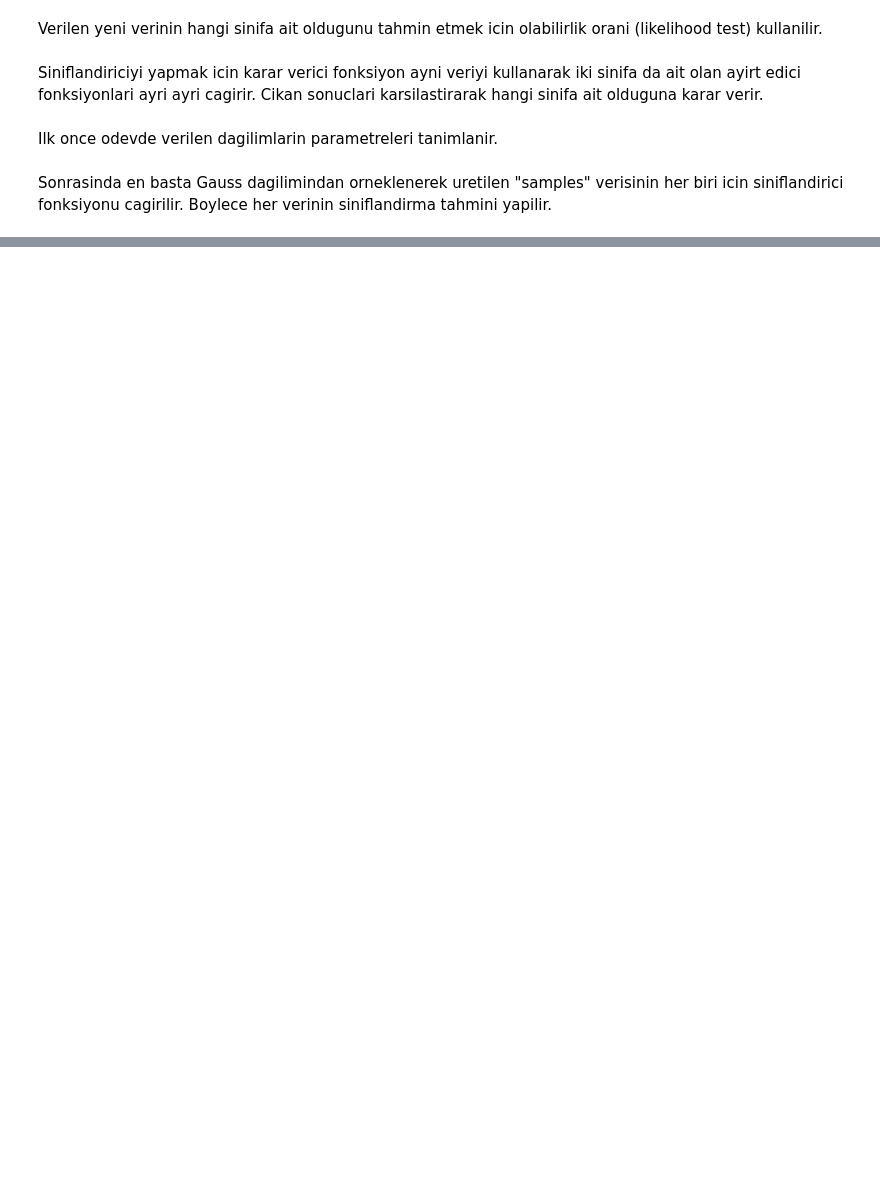
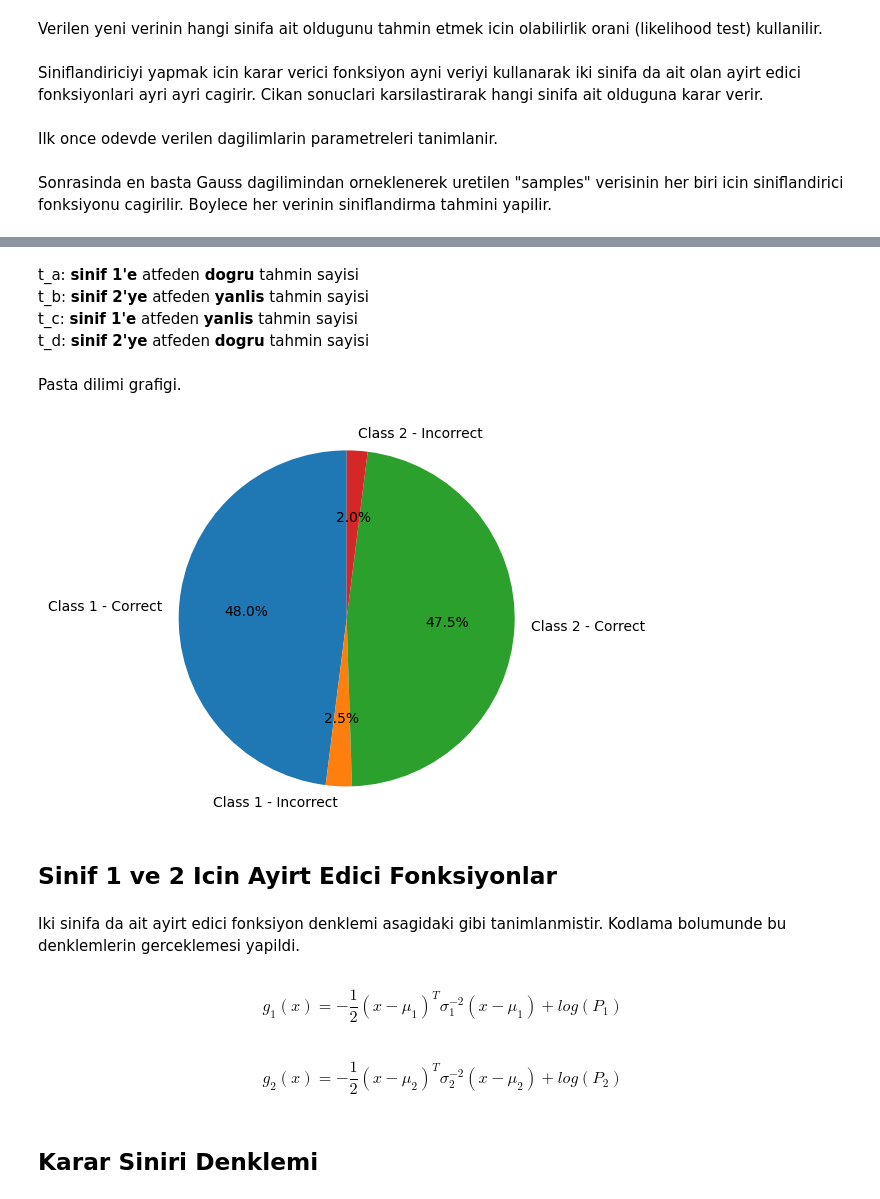
Before and after one commit to erkangiray/ITU-EHB328-MachineLearningforSignalProcessing, a Jupyter notebook: NotebookforSecondHomework.ipynb, the cells around one changed output, grey strips where cells are left out. Saved outputs shown, nothing was run; the diff lists cells and outputs as text; code cells hidden in the pictures; blank space fills up the shorter version.

```diff
--- a/NotebookforSecondHomework.ipynb
+++ b/NotebookforSecondHomework.ipynb
@@ -244,13 +260,18 @@ The  100 . example is predicted to belong to 1 . class.
 # %%
+# hold the predictions
+
+prediction_c2 = np.zeros(N)
+
+#do the classification
 for i in range(N):
-    prediction_holder[i] = Classify(samples_c2[i,:],ave_matrix,cov_matrix,N,P_c)
+    prediction_c2[i] = Classify(samples_c2[i,:],ave_matrix,cov_matrix,N,P_c)
     #print(prediction_holder)
 
 # print description
 print('These are the predictions for the samples from the distribution of the second class:')
 # print predictions
-for i in range(int((np.size(prediction_holder))/1)):
-    print('The ', (i+1), '. example is predicted to belong to', (1+int(prediction_holder[i])),'. class.')
+for i in range(int((np.size(prediction_c2))/10)):
+    print('The ', (i+1), '. example is predicted to belong to', (1+int(prediction_c2[i])),'. class.')
 # %% [output]
 These are the predictions for the samples from the distribution of the second class:
 The  1 . example is predicted to belong to 2 . class.
@@ -271,0 +296,56 @@ The  100 . example is predicted to belong to 2 . class.
+# %% [markdown]
+t_a: <b>sinif 1'e</b> atfeden <b>dogru</b> tahmin sayisi<br>
+t_b: <b>sinif 2'ye</b> atfeden <b>yanlis</b> tahmin sayisi<br>
+t_c: <b>sinif 1'e</b> atfeden <b>yanlis</b> tahmin sayisi<br>
+t_d: <b>sinif 2'ye</b> atfeden <b>dogru</b> tahmin sayisi<br>
+# %%
+# define holders for number of correct and wrong predictions
+t_a=0;t_b=0;t_c=0;t_d=0;
+# %%
+for i in range(np.size(prediction_c1)):
+    # number of incorrect predictions of class 2
+    if int(prediction_c1[i]) != 0 :
+        t_b=t_b+1
+    # number of correct predictions of class 1
+    if int(prediction_c1[i]) == 0 :
+        t_a=t_a+1
+# %%
+for i in range(np.size(prediction_c2)):
+    # number of incorrect predictions of class 1
+    if int(prediction_c2[i]) != 1 :
+        t_c=t_c+1
+    # number of correct predictions of class 2
+    if int(prediction_c2[i]) == 1 :
+        t_d=t_d+1
+# %% [markdown]
+Pasta dilimi grafigi.
+# %%
+# labels for truthful and deceitful estimations
+labels='Class 1 - Correct','Class 1 - Incorrect', 'Class 2 - Correct', 'Class 2 - Incorrect'
+# sizes of each estimation
+sizes = [t_a,t_c,t_d,t_b]
+
+fig1, ax1 = plt.subplots()
+ax1.pie(sizes, labels=labels, autopct='%1.1f%%',
+        shadow=False, startangle=90)
+ax1.axis('equal')  # Equal aspect ratio ensures that pie is drawn as a circle.
+
+plt.show()
+# %% [output]
+[figure, added]
+# %% [markdown]
+<a name="2.a"></a>
+## Sinif 1 ve 2 Icin Ayirt Edici Fonksiyonlar
+# %% [markdown]
+Iki sinifa da ait ayirt edici fonksiyon denklemi asagidaki gibi tanimlanmistir. Kodlama bolumunde bu denklemlerin gerceklemesi yapildi.
+# %% [markdown]
+$$
+g_{1}(x)=-\frac{1}{2}(x-\mu_{1})^{T}\sigma _{1}^{-2}(x-\mu_{1})+log(P_{1})
+$$
+# %% [markdown]
+$$
+g_{2}(x)=-\frac{1}{2}(x-\mu_{2})^{T}\sigma _{2}^{-2}(x-\mu_{2})+log(P_{2})
+$$
+# %% [markdown]
+<a name="2.b"></a>
+## Karar Siniri Denklemi
```
Also changed, not shown: parts of 26 cells of this notebook, 1 other file.
